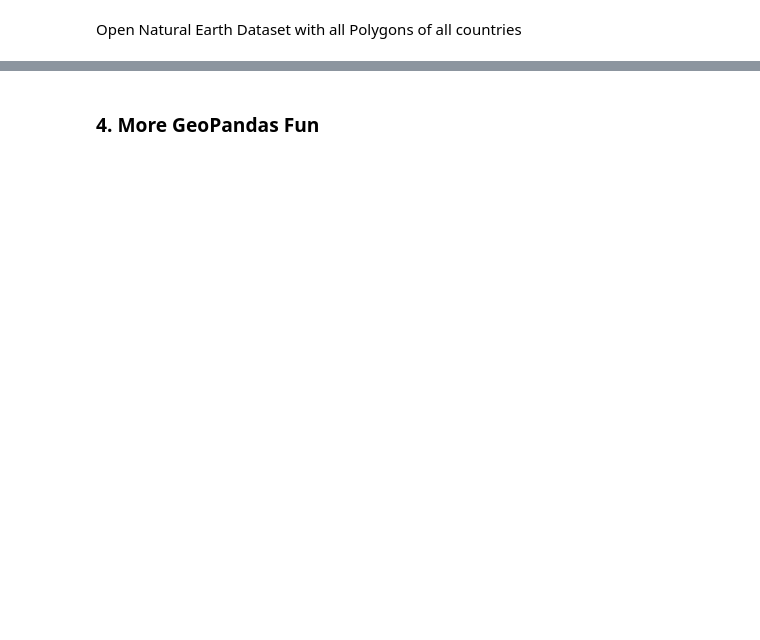
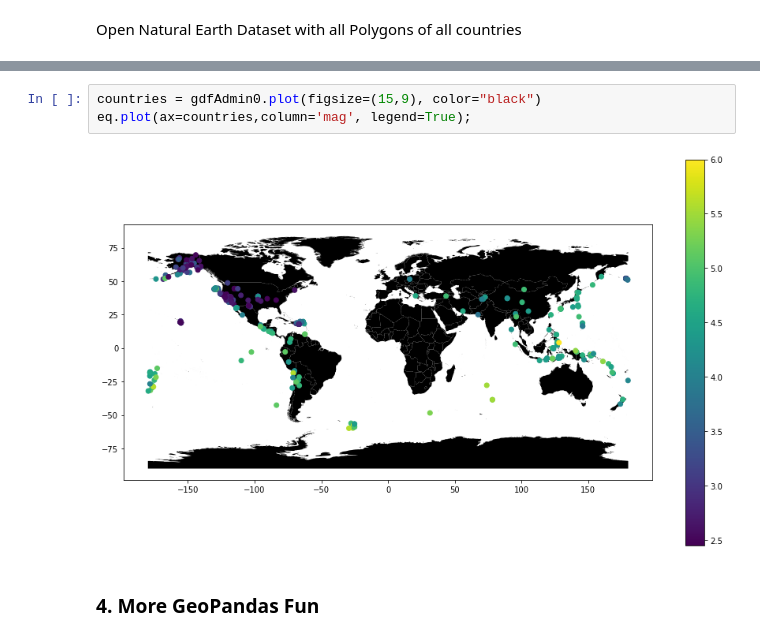
Before and after one commit to martinchristen/pythonpizzahamburg2021, a Jupyter notebook: Pizza.ipynb, the cells around one changed output, grey strips where cells are left out. Saved outputs shown, nothing was run; the diff lists cells and outputs as text; blank space fills up the shorter version.

```diff
--- a/Pizza.ipynb
+++ b/Pizza.ipynb
@@ -310,3 +382,8 @@ eq.sort_values(["mag"], ascending=False).head()
+# %%
+countries = gdfAdmin0.plot(figsize=(15,9), color="black")
+eq.plot(ax=countries,column='mag', legend=True);
+# %% [output]
+[figure, added]
 # %% [markdown]
 ### 4. More GeoPandas Fun
 # %%
```
Also changed, not shown: parts of 34 cells of this notebook.
